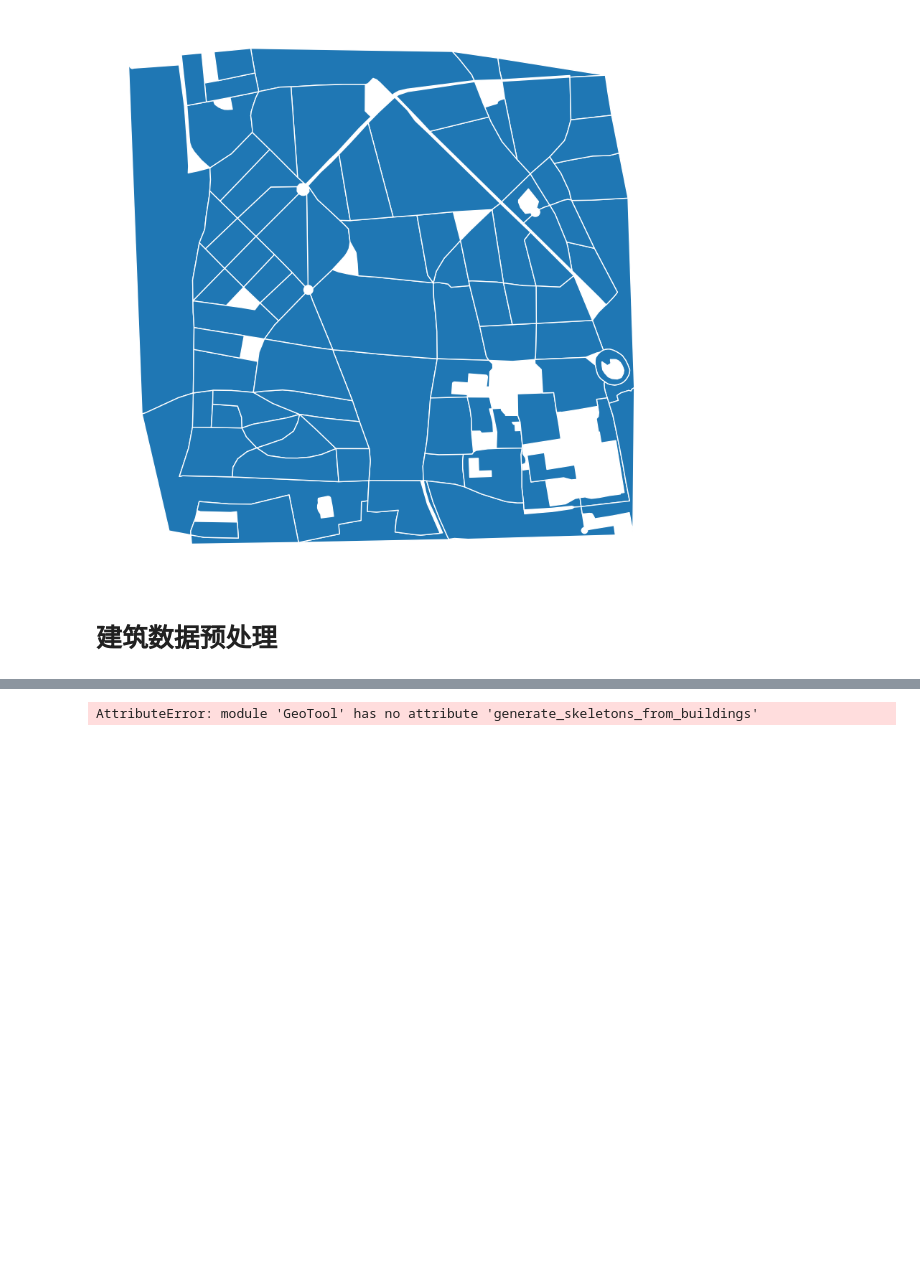
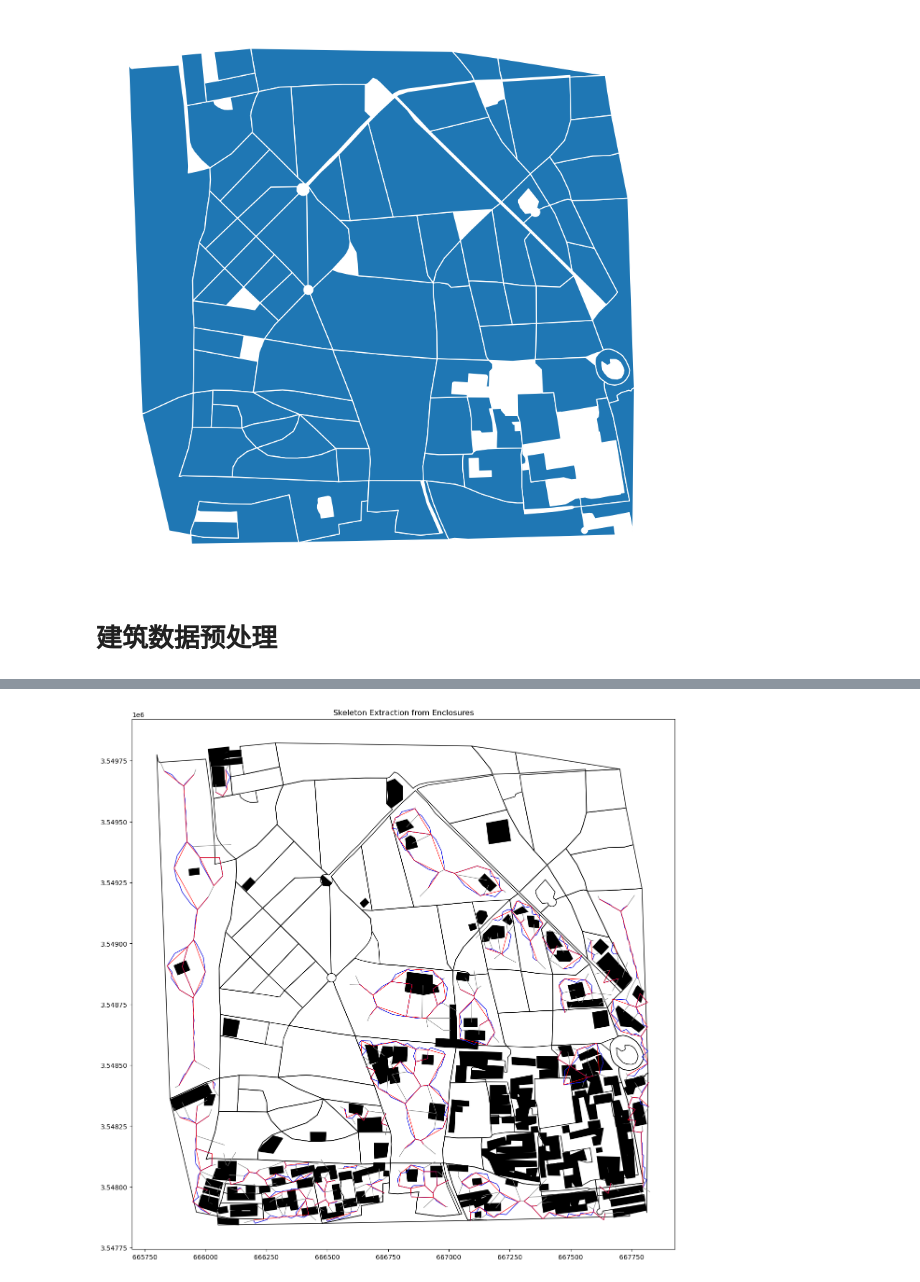
Before and after one commit to Lylll9436/UrbanStreetGNN, a Jupyter notebook: SegementGenTest.ipynb, the cells around one changed output, grey strips where cells are left out. Drawn from its saved outputs; the diff is of its cells as text; code cells hidden in the pictures; blank space fills up the shorter version.

```diff
--- a/SegementGenTest.ipynb
+++ b/SegementGenTest.ipynb
@@ -87,5 +88,6 @@ dtype: object
 # %%
 import GeoTool
-skeleton_raw, skeleton_clean, skeleton_total = GeoTool.generate_skeletons_from_buildings(buildings=split_gdf, enclosures=enclosures)
+
+skeleton_raw, skeleton_clean, skeleton_total = GeoTool.generate_skeletons_from_buildings(buildings=split_gdf, enclosures=enclosures,spacing=50,min_length=2,epsilon=20)
 # %% [output]
-AttributeError: module 'GeoTool' has no attribute 'generate_skeletons_from_buildings'
+[figure, added]
```
Also changed, not shown: parts of 10 cells of this notebook, 33 other files.
